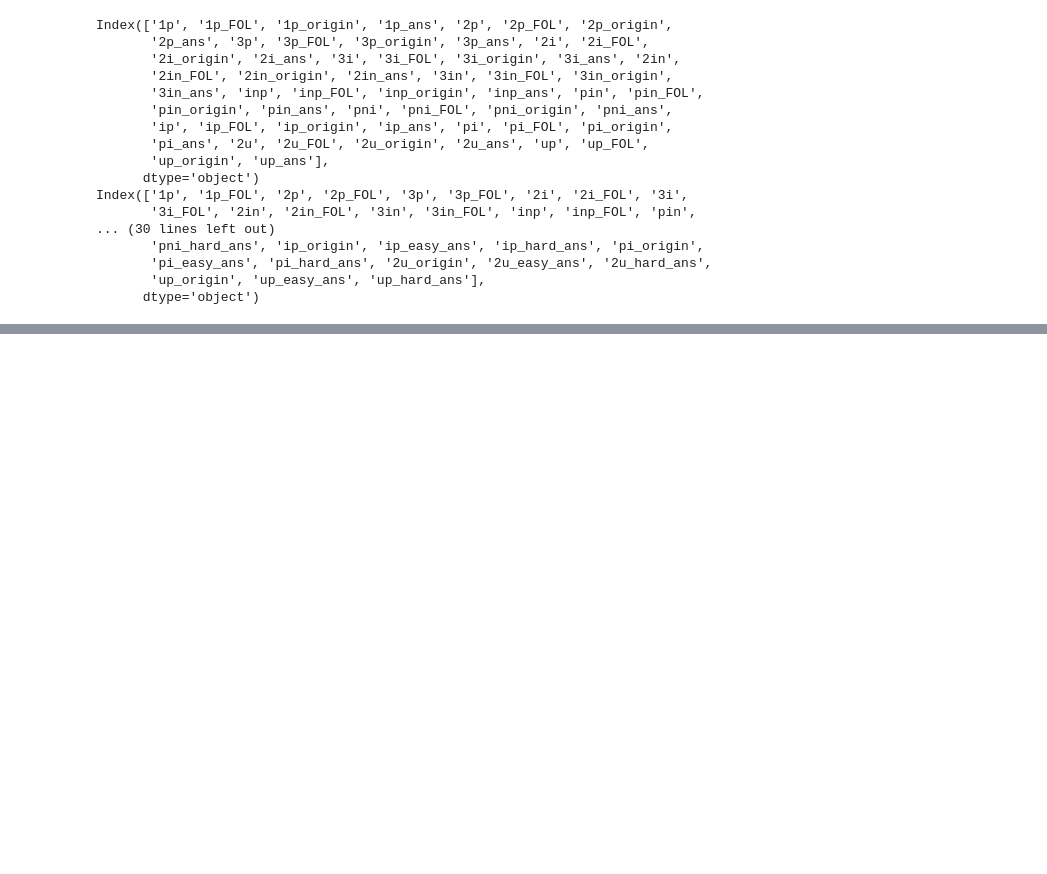
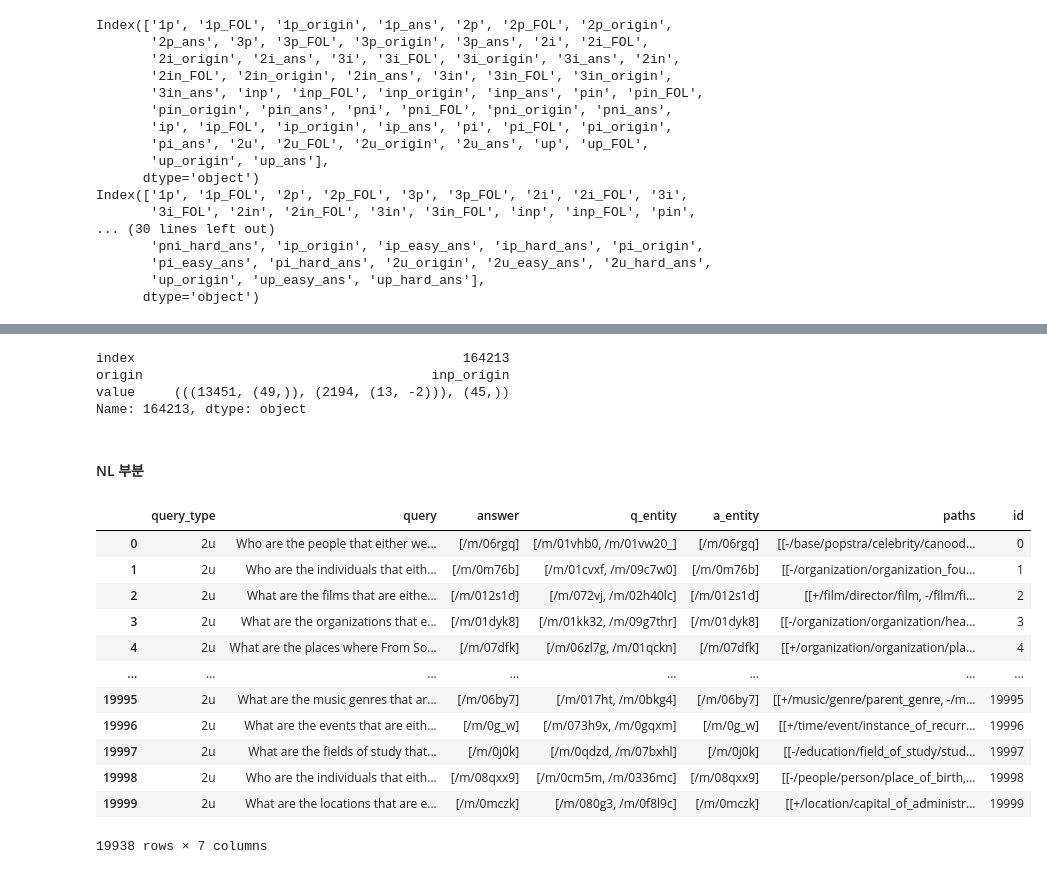
Before and after one commit to MINJIK01/QueryGenerator, a Jupyter notebook: data_check.ipynb, the cells around one changed output, grey strips where cells are left out. Saved outputs shown, nothing was run; the diff lists cells and outputs as text; code cells hidden in the pictures; blank space fills up the shorter version.

```diff
--- a/data_check.ipynb
+++ b/data_check.ipynb
@@ -254,0 +530,34 @@ formatted_path
+# %%
+added2.iloc[164213,:]
+# %% [output]
+index                                          164213
+origin                                     inp_origin
+value     (((13451, (49,)), (2194, (13, -2))), (45,))
+Name: 164213, dtype: object
+# %% [markdown]
+#### NL 부분
+# %%
+# 데이터 로딩
+train_nl = pd.read_csv("data/all_train_v2.csv")
+valid_nl = pd.read_csv("data/all_valid_v2.csv")
+test_nl = pd.read_csv("data/all_test_v2.csv")
+made_nl = pd.read_parquet("data/rog_20k_2u_0007.parquet")
+add_nl = pd.read_parquet("data/rog_add_ent_2u_0007.parquet")
+# %%
+# 생성된 NL 데이터에서 FOL 중복인 경우 제거
+made_nl.drop(overlapped_x, inplace = True)
+made_nl
+# %% [output]
+|  | query_type | query | answer | q_entity | a_entity | paths | id |
+| 0 | 2u | Who are the people that either we... | [/m/06rgq] | [/m/01vhb0, /m/01vw20_] | [/m/06rgq] | [[-/base/popstra/celebrity/canood... | 0 |
+| 1 | 2u | Who are the individuals that eith... | [/m/0m76b] | [/m/01cvxf, /m/09c7w0] | [/m/0m76b] | [[-/organization/organization_fou... | 1 |
+| 2 | 2u | What are the films that are eithe... | [/m/012s1d] | [/m/072vj, /m/02h40lc] | [/m/012s1d] | [[+/film/director/film, -/film/fi... | 2 |
+| 3 | 2u | What are the organizations that e... | [/m/01dyk8] | [/m/01kk32, /m/09g7thr] | [/m/01dyk8] | [[-/organization/organization/hea... | 3 |
+| 4 | 2u | What are the places where From So... | [/m/07dfk] | [/m/06zl7g, /m/01qckn] | [/m/07dfk] | [[+/organization/organization/pla... | 4 |
+| ... | ... | ... | ... | ... | ... | ... | ... |
+| 19995 | 2u | What are the music genres that ar... | [/m/06by7] | [/m/017ht, /m/0bkg4] | [/m/06by7] | [[+/music/genre/parent_genre, -/m... | 19995 |
+| 19996 | 2u | What are the events that are eith... | [/m/0g_w] | [/m/073h9x, /m/0gqxm] | [/m/0g_w] | [[+/time/event/instance_of_recurr... | 19996 |
+| 19997 | 2u | What are the fields of study that... | [/m/0j0k] | [/m/0qdzd, /m/07bxhl] | [/m/0j0k] | [[-/education/field_of_study/stud... | 19997 |
+| 19998 | 2u | Who are the individuals that eith... | [/m/08qxx9] | [/m/0cm5m, /m/0336mc] | [/m/08qxx9] | [[-/people/person/place_of_birth,... | 19998 |
+| 19999 | 2u | What are the locations that are e... | [/m/0mczk] | [/m/080g3, /m/0f8l9c] | [/m/0mczk] | [[+/location/capital_of_administr... | 19999 |
+19938 rows × 7 columns
```
Also changed, not shown: parts of 58 cells of this notebook, 7 other files.
